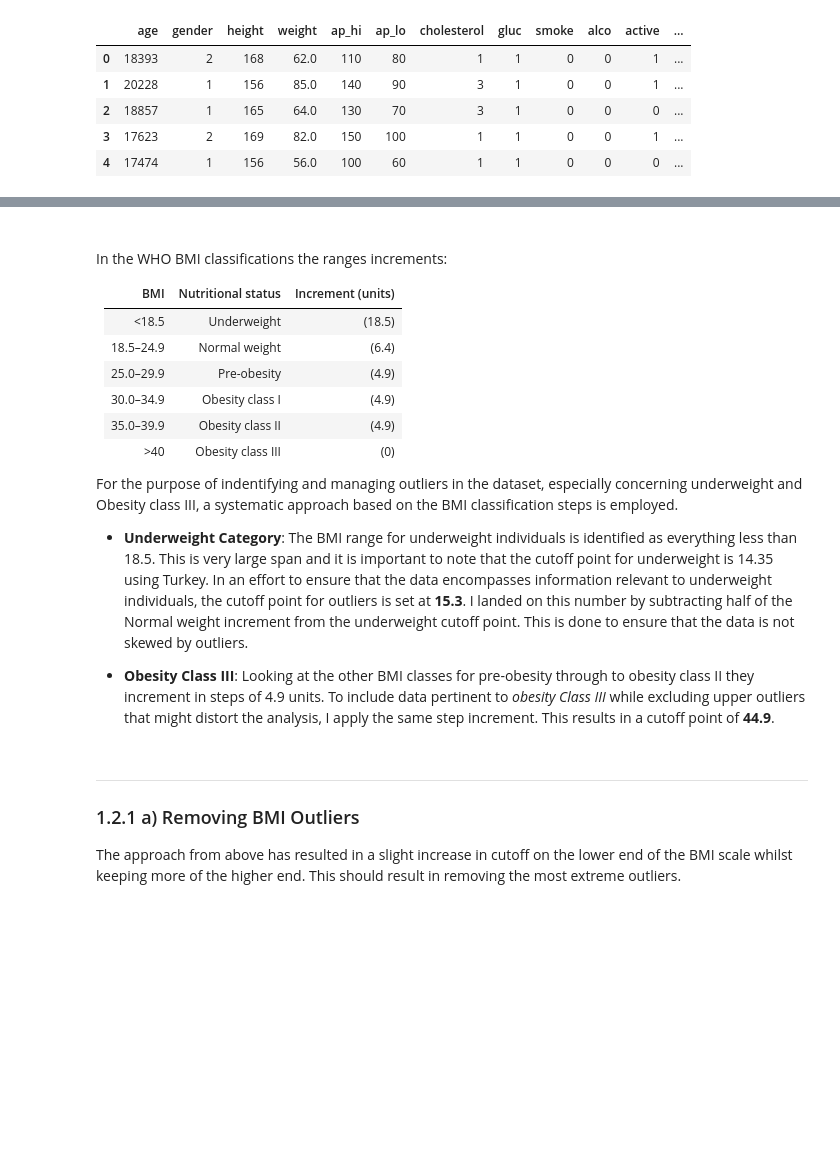
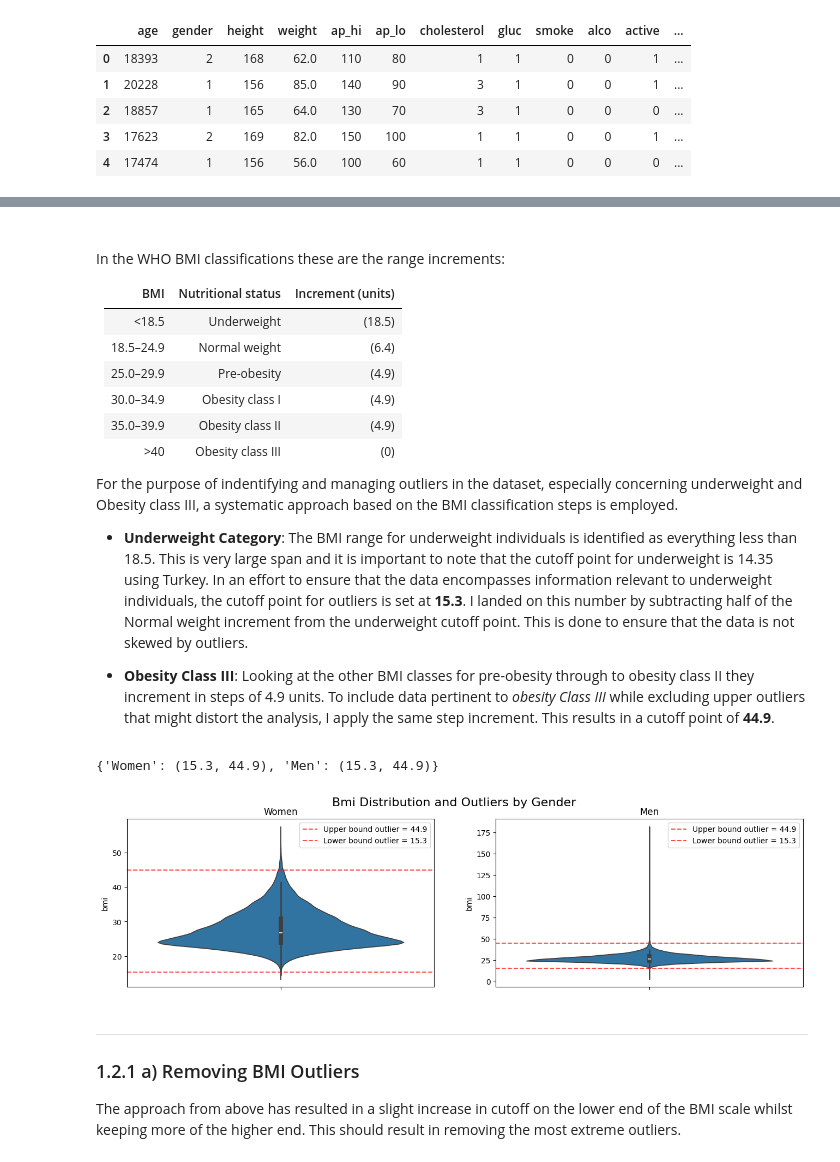
Before and after one commit to Wessnom/ML-AI23-Lab_Alexander_Wessner, a Jupyter notebook: data_analysis.ipynb, the cells around one changed output, grey strips where cells are left out. Cells and saved outputs as stored; diff of their text form; code cells hidden in the pictures; blank space fills up the shorter version.

```diff
--- a/data_analysis.ipynb
+++ b/data_analysis.ipynb
@@ -356,7 +345,7 @@ Upper: 1805
 # %% [markdown]
 ##
 
-In the WHO BMI classifications the ranges increments:
+In the WHO BMI classifications these are the range increments:
 
 | BMI | Nutritional status | Increment (units)|
 | --- | --- | --- |
@@ -372,6 +361,12 @@ For the purpose of indentifying and managing outliers in the dataset, especially
 * **Underweight Category**: The BMI range for underweight individuals is identified as everything less than 18.5. This is very large span and it is important to note that the cutoff point for underweight is 14.35 using Turkey. In an effort to ensure that the data encompasses information relevant to underweight individuals, the cutoff point for outliers is set at **15.3**. I landed on this number by subtracting half of the Normal weight increment from the underweight cutoff point. This is done to ensure that the data is not skewed by outliers.
 
 * **Obesity Class III**: Looking at the other BMI classes for pre-obesity through to obesity class II they increment in steps of 4.9 units. To include data pertinent to *obesity Class III* while excluding upper outliers that might distort the analysis, I apply the same step increment. This results in a cutoff point of **44.9**.
+# %%
+outliers = {"Women": (15.3, 44.9), "Men": (15.3, 44.9)}
+violin_outliers_gender(outliers, df, "bmi")
+# %% [output]
+{'Women': (15.3, 44.9), 'Men': (15.3, 44.9)}
+[figure, added]
 # %%
 plt.figure(figsize=(14, 4))
 
```
Also changed, not shown: parts of 14 cells of this notebook.
